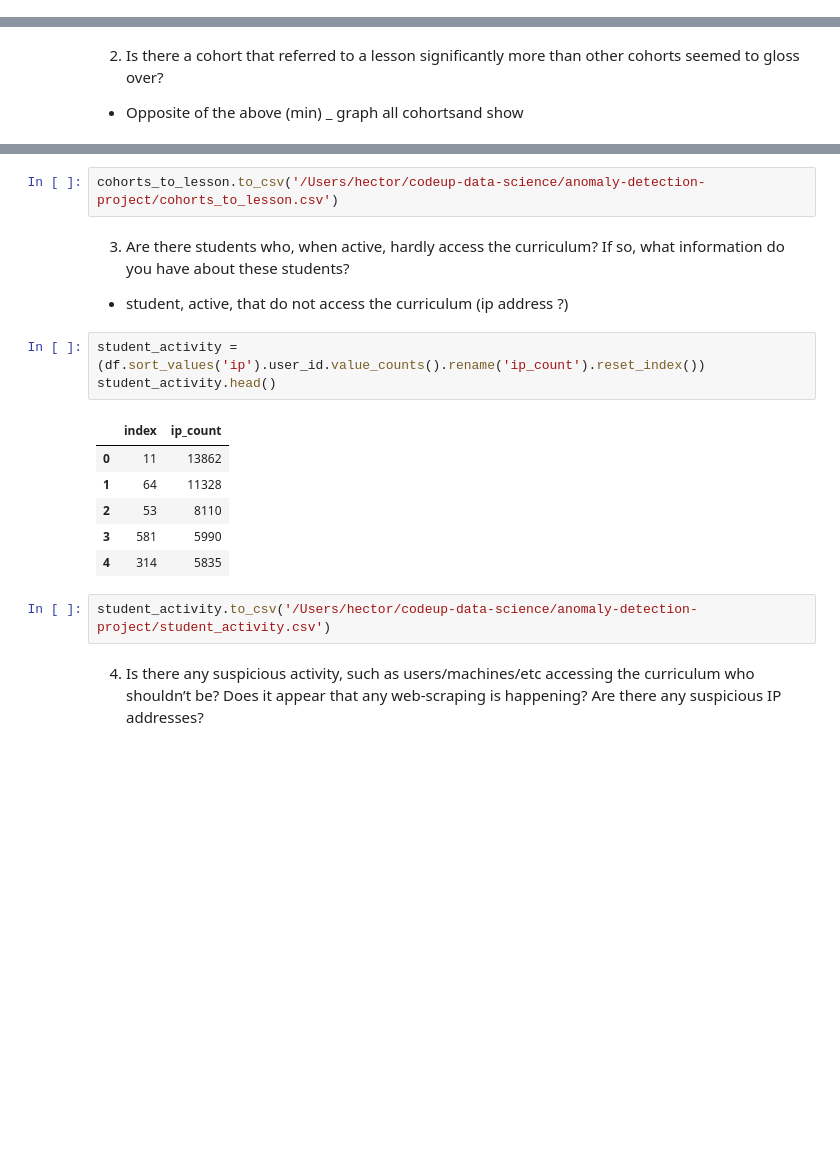
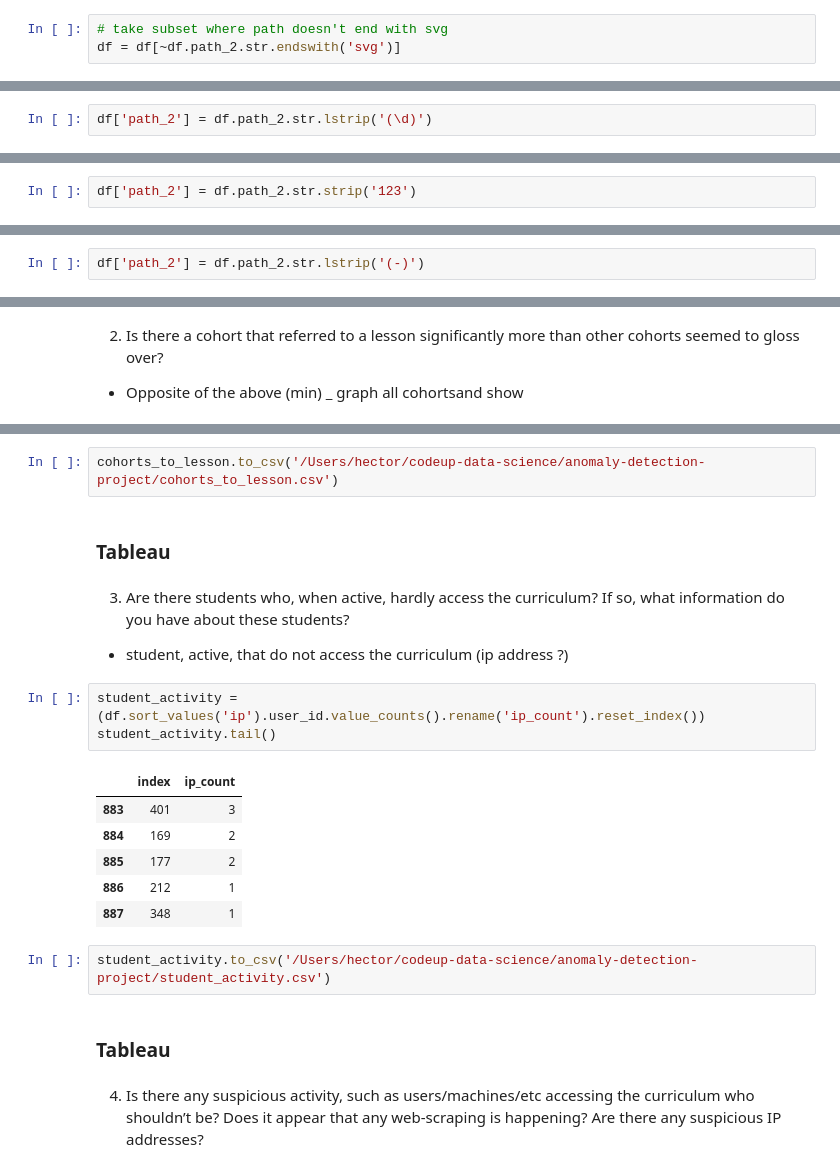
Before and after one commit to hrodjr/anomaly-detection-project, a Jupyter notebook: scratch_notebook.ipynb, the cells around one changed output, grey strips where cells are left out. Saved outputs shown, nothing was run; the diff lists cells and outputs as text; blank space fills up the shorter version.

Commit message:
updated project file

```diff
--- a/scratch_notebook.ipynb
+++ b/scratch_notebook.ipynb
@@ -197,0 +246,3 @@ dtype: int64
+# %%
+# take subset where path doesn't end with svg
+df = df[~df.path_2.str.endswith('svg')]
@@ -197,0 +268,2 @@ dtype: int64
+# %%
+df['path_2'] = df.path_2.str.lstrip('(\d)')
@@ -197,0 +289,2 @@ dtype: int64
+# %%
+df['path_2'] = df.path_2.str.strip('123')
@@ -197,0 +314,2 @@ dtype: int64
+# %%
+df['path_2'] = df.path_2.str.lstrip('(-)')
@@ -337,21 +492,25 @@ cohorts_to_lesson.head()
-# %%
-cohorts_to_lesson.to_csv('/Users/hector/codeup-data-science/anomaly-detection-project/cohorts_to_lesson.csv')
+# %%
+cohorts_to_lesson.to_csv('/Users/hector/codeup-data-science/anomaly-detection-project/cohorts_to_lesson.csv')
+# %% [markdown]
+### Tableau
 # %% [markdown]
 3. Are there students who, when active, hardly access the curriculum? If so, what information do you have about these students?
 
 - student, active, that do not access the curriculum  (ip address ?)
 # %%
 student_activity = (df.sort_values('ip').user_id.value_counts().rename('ip_count').reset_index())
-student_activity.head()
+student_activity.tail()
 # %% [output]
 |  | index | ip_count |
-| 0 | 11 | 13862 |
-| 1 | 64 | 11328 |
-| 2 | 53 | 8110 |
-| 3 | 581 | 5990 |
-| 4 | 314 | 5835 |
+| 883 | 401 | 3 |
+| 884 | 169 | 2 |
+| 885 | 177 | 2 |
+| 886 | 212 | 1 |
+| 887 | 348 | 1 |
-# %%
-student_activity.to_csv('/Users/hector/codeup-data-science/anomaly-detection-project/student_activity.csv')
+# %%
+student_activity.to_csv('/Users/hector/codeup-data-science/anomaly-detection-project/student_activity.csv')
+# %% [markdown]
+### Tableau
 # %% [markdown]
 4. Is there any suspicious activity, such as users/machines/etc accessing the curriculum who shouldn’t be? Does it appear that any web-scraping is happening? Are there any suspicious IP addresses?
 # %%
```
Also changed, not shown: parts of 62 cells of this notebook.
